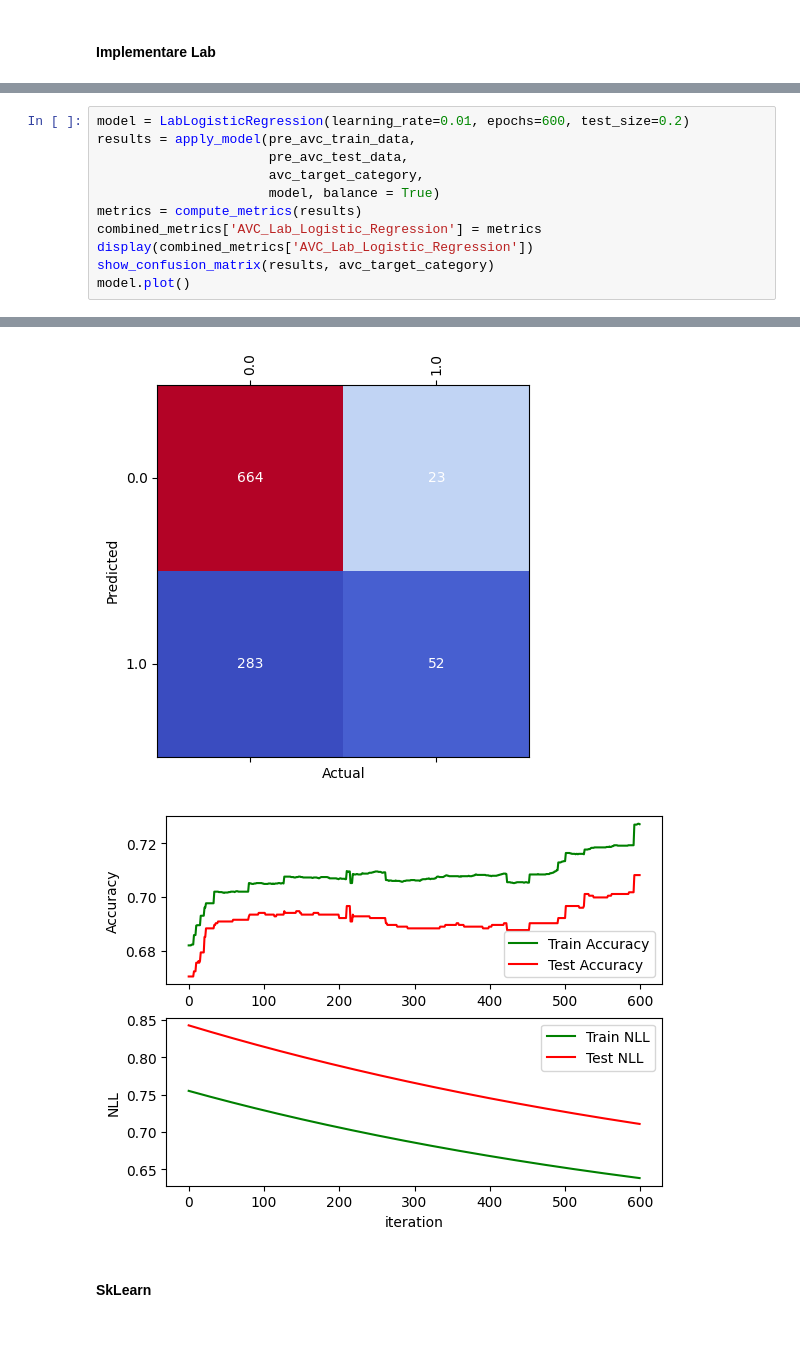
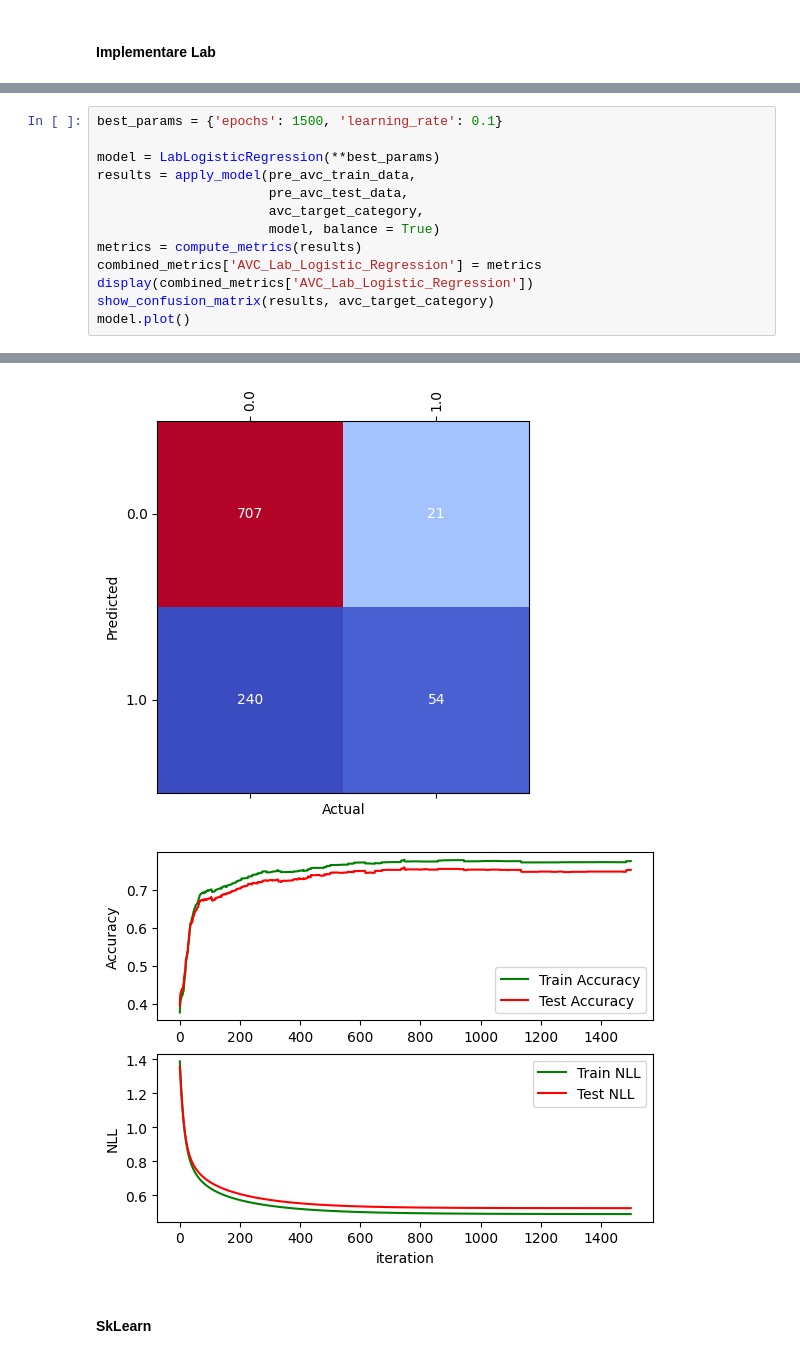
Before and after one commit to Earthbert/IA-project2, a Jupyter notebook: project.ipynb, the cells around one changed output, grey strips where cells are left out. Saved outputs shown, nothing was run; the diff lists cells and outputs as text.

```diff
--- a/project.ipynb
+++ b/project.ipynb
@@ -570,5 +588,7 @@ combined_metrics = {}
 # %%
-model = LabLogisticRegression(learning_rate=0.01, epochs=600, test_size=0.2)
+best_params = {'epochs': 1500, 'learning_rate': 0.1}
+
+model = LabLogisticRegression(**best_params)
 results = apply_model(pre_avc_train_data,
                       pre_avc_test_data,
                       avc_target_category,
@@ -586,4 +606,4 @@ model.plot()
 [figure]
-[figure, old version]
+[figure, new version]
 # %% [markdown]
 #### SkLearn
```
Also changed, not shown: parts of 14 cells of this notebook.
